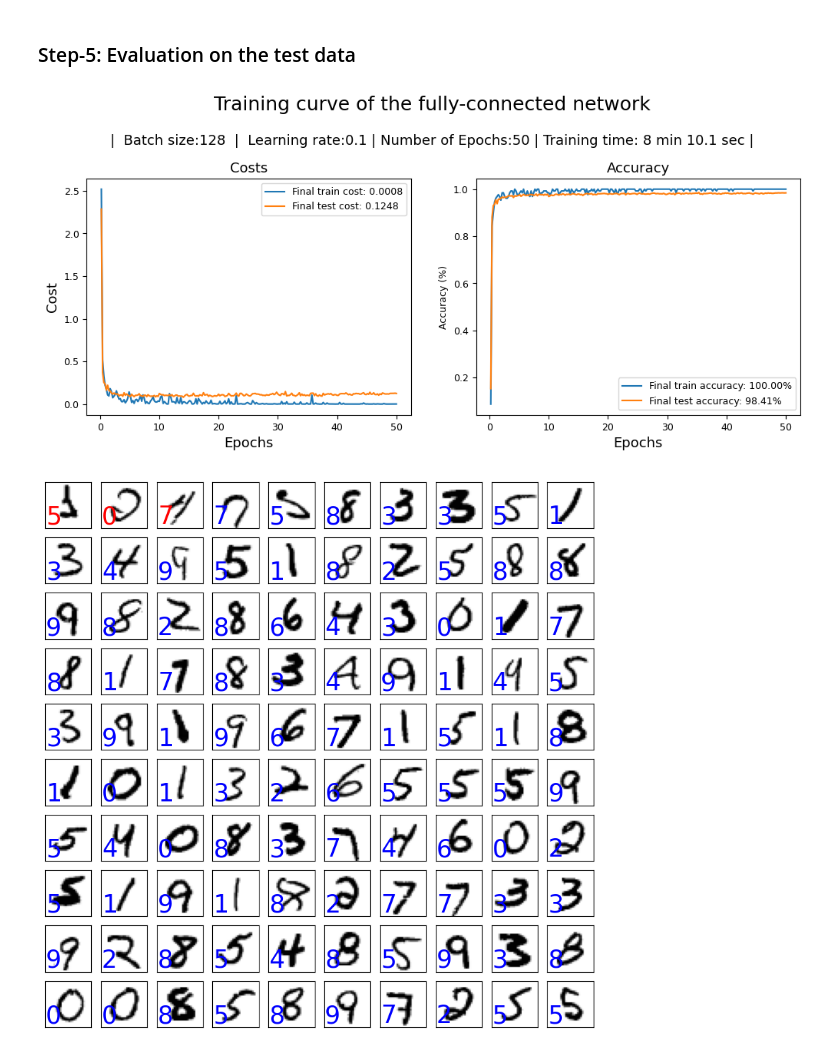
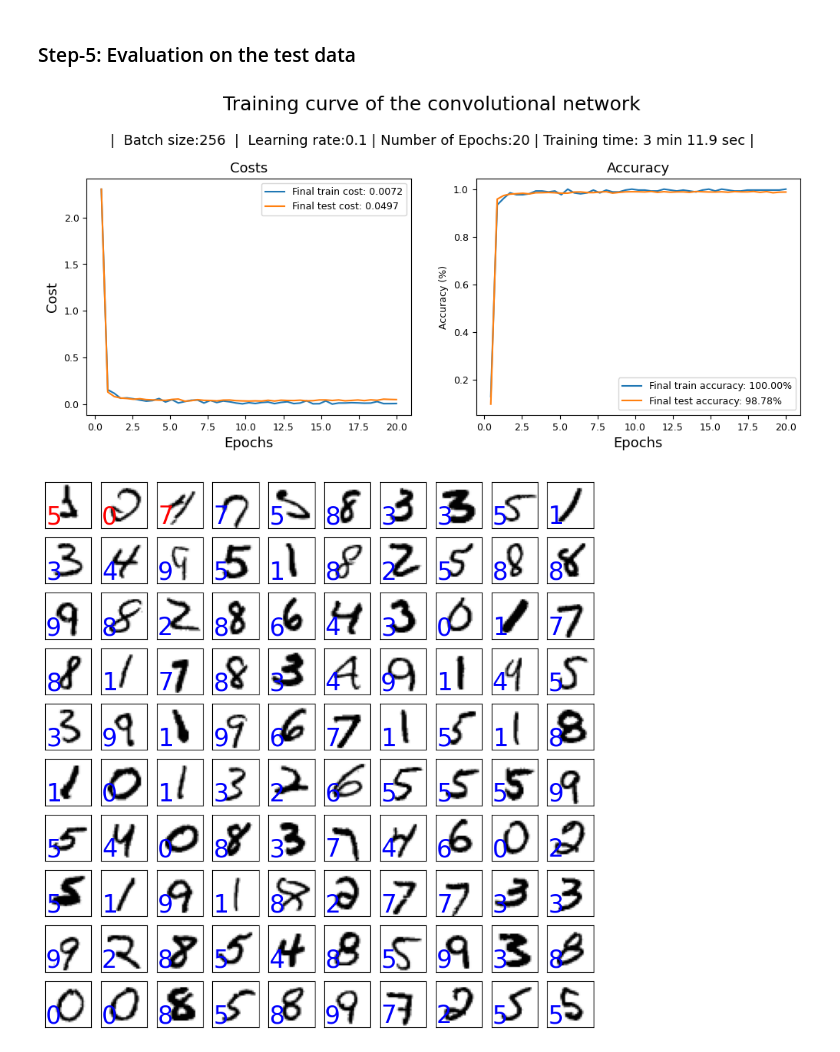
Before and after one commit to sk-chen3727/course_code, a Jupyter notebook: ha2-dl/ex2.ipynb, the cells around one changed output. Drawn from its saved outputs; the diff is of its cells as text; code cells hidden in the pictures.

```diff
--- a/ha2-dl/ex2.ipynb
+++ b/ha2-dl/ex2.ipynb
@@ -432,7 +438,7 @@ train_accuracy = []
 train_costs = []
 
 # initialize the neural network and move it to the GPU if needed
-net = Net(activation="relu")
+net = Net()
 net.to(device)
 
 # define the optimization algorithm
@@ -440,11 +446,11 @@ learning_rate = 0.1
 optimizer = optim.SGD(net.parameters(), lr=learning_rate, momentum=0.9)
 
 # define the data loader for batches of the training data
-batch_size = 128
+batch_size = 256
 trainloader = torch.utils.data.DataLoader(trainset, batch_size=batch_size, num_workers=2, shuffle=True)
 
 # perform multiple training steps
-num_epochs = 50
+num_epochs = 20
 
 t = 0 # current iteration
 done = False
@@ -543,35 +549,35 @@ def training_curve_plot(title,
     md=13
     sm=9
     fig, axs = plt.subplots(1, 2, figsize=(12, 4))
     fig.suptitle(title, y=1.15, fontsize=lg)
     elapsed_min, elapsed_sec = divmod(elapsed, 60)
     sub = f'|  Batch size:{batch_size}  |  Learning rate:{learning_rate} | Number of Epochs:{num_epochs} ' \
                 + f'| Training time: {elapsed_min:.0f} min {elapsed_sec:.1f} sec |'
     fig.text(0.5, 0.99, sub, ha='center', fontsize=md)
     x = np.array(range(1, len(train_costs)+1))*num_epochs/len(train_costs)
     axs[0].plot(x, train_costs, label=f'Final train cost: {train_costs[-1]:.4f}')
     axs[0].plot(x, test_costs, label=f'Final test cost: {test_costs[-1]:.4f}')
     axs[0].set_title('Costs', fontsize=md)
     axs[0].set_xlabel('Epochs', fontsize=md)
     axs[0].set_ylabel('Cost', fontsize=md)
     axs[0].legend(fontsize=sm)
     axs[0].tick_params(axis='both', labelsize=sm)
     # Optionally use a logarithmic y-scale
     #axs[0].set_yscale('log')
     axs[1].plot(x, train_accuracy, label=f'Final train accuracy: {100*train_accuracy[-1]:.2f}%')
     axs[1].plot(x, test_accuracy, label=f'Final test accuracy: {100*test_accuracy[-1]:.2f}%')
     axs[1].set_title('Accuracy', fontsize=md)
     axs[1].set_xlabel('Epochs', fontsize=md)
     axs[1].set_ylabel('Accuracy (%)', fontsize=sm)
     axs[1].legend(fontsize=sm)
     axs[1].tick_params(axis='both', labelsize=sm)
 
-title = "Training curve of the fully-connected network"
+title = "Training curve of the convolutional network"
 training_curve_plot(title,
                     train_costs, test_costs, train_accuracy, test_accuracy,
                     batch_size, learning_rate, num_epochs, elapsed)
 # %% [output]
-[figure, old version]
+[figure, new version]
 # %%
 # evaluate the network on 100 random test images
 with torch.no_grad():
```
Also changed, not shown: parts of 4 cells of this notebook.
